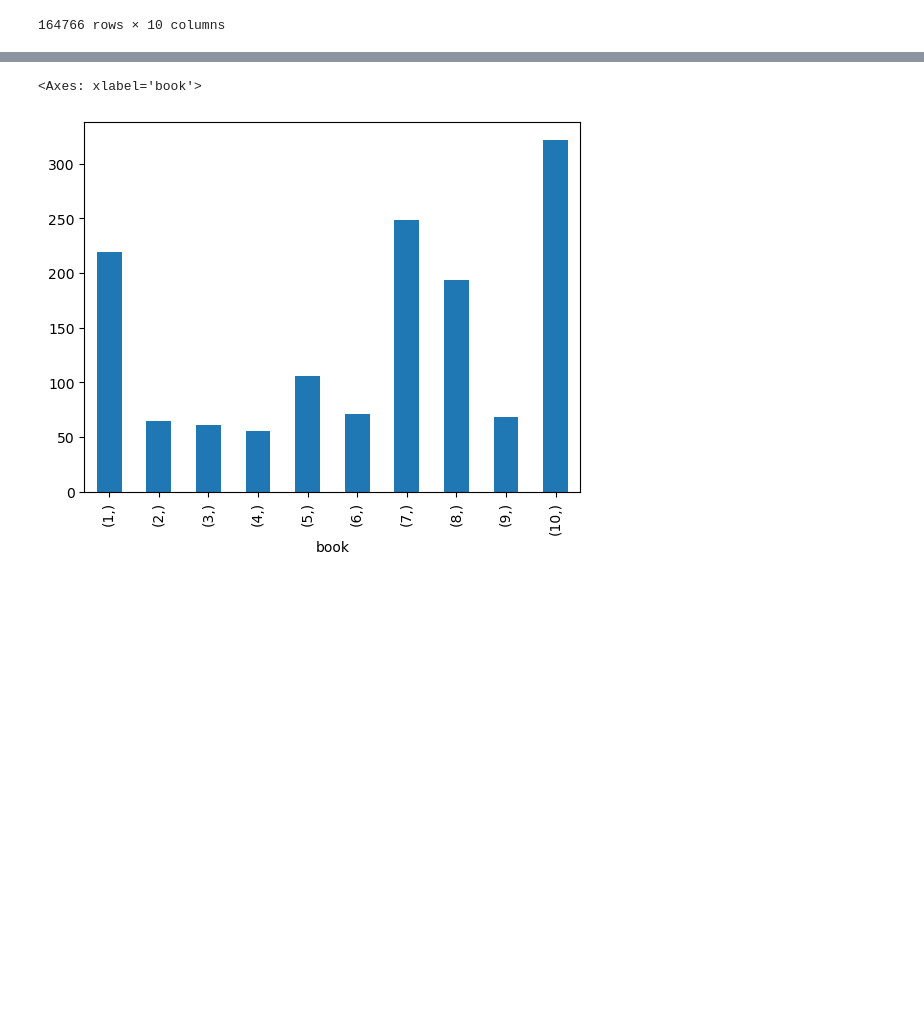
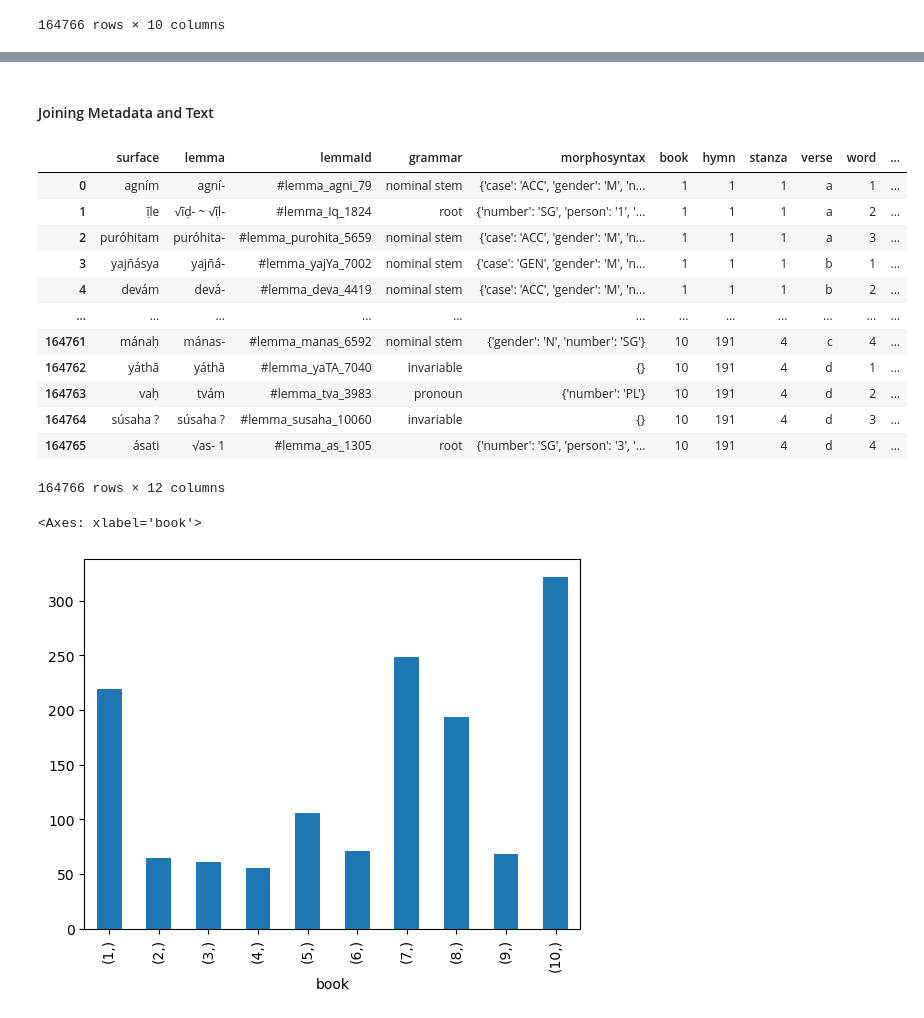
Before and after one commit to kmein/ALP-course, a Jupyter notebook: course_notebooks/vedata.ipynb, the cells around one changed output, grey strips where cells are left out. Saved outputs shown, nothing was run; the diff lists cells and outputs as text; code cells hidden in the pictures; blank space fills up the shorter version.

```diff
--- a/course_notebooks/vedata.ipynb
+++ b/course_notebooks/vedata.ipynb
@@ -43,3 +51,31 @@ df
+# %%
+pattern = r"^b(?P<book>\d{2})_h(?P<hymn>\d{3})$"
+df_metadata[['book', 'hymn']] = df_metadata['id'].str.extract(pattern, expand=True)
+# %%
+df_metadata['book'] = df_metadata['book'].astype(int)
+df_metadata['hymn'] = df_metadata['hymn'].astype(int)
+# %%
+df_metadata["addressee"] = df_metadata["addressee"].str.split(" and |, ", regex=True)
+# %% [markdown]
+#### Joining Metadata and Text
+# %%
+df = pd.merge(df, df_metadata.drop(columns="id"), on=["book", "hymn"])
+# %%
+df
+# %% [output]
+|  | surface | lemma | lemmaId | grammar | morphosyntax | book | hymn | stanza | verse | word | ... |
+| 0 | agním | agní- | #lemma_agni_79 | nominal stem | {'case': 'ACC', 'gender': 'M', 'n... | 1 | 1 | 1 | a | 1 | ... |
+| 1 | īḷe | √īḍ- ~ √īḷ- | #lemma_Iq_1824 | root | {'number': 'SG', 'person': '1', '... | 1 | 1 | 1 | a | 2 | ... |
+| 2 | puróhitam | puróhita- | #lemma_purohita_5659 | nominal stem | {'case': 'ACC', 'gender': 'M', 'n... | 1 | 1 | 1 | a | 3 | ... |
+| 3 | yajñásya | yajñá- | #lemma_yajYa_7002 | nominal stem | {'case': 'GEN', 'gender': 'M', 'n... | 1 | 1 | 1 | b | 1 | ... |
+| 4 | devám | devá- | #lemma_deva_4419 | nominal stem | {'case': 'ACC', 'gender': 'M', 'n... | 1 | 1 | 1 | b | 2 | ... |
+| ... | ... | ... | ... | ... | ... | ... | ... | ... | ... | ... | ... |
+| 164761 | mánaḥ | mánas- | #lemma_manas_6592 | nominal stem | {'gender': 'N', 'number': 'SG'} | 10 | 191 | 4 | c | 4 | ... |
+| 164762 | yáthā | yáthā | #lemma_yaTA_7040 | invariable | {} | 10 | 191 | 4 | d | 1 | ... |
+| 164763 | vaḥ | tvám | #lemma_tva_3983 | pronoun | {'number': 'PL'} | 10 | 191 | 4 | d | 2 | ... |
+| 164764 | súsaha ? | súsaha ? | #lemma_susaha_10060 | invariable | {} | 10 | 191 | 4 | d | 3 | ... |
+| 164765 | ásati | √as- 1 | #lemma_as_1305 | root | {'number': 'SG', 'person': '3', '... | 10 | 191 | 4 | d | 4 | ... |
+164766 rows × 12 columns
 # %%
 # for example, we may want to find all plural imperatives
 df[df["morphosyntax"].apply(lambda x: x.get("mood", "") == "IMP" and x.get("number", "") == "PL")][["book"]].value_counts(sort=False).plot.bar()
```
Also changed, not shown: parts of 6 cells of this notebook.
